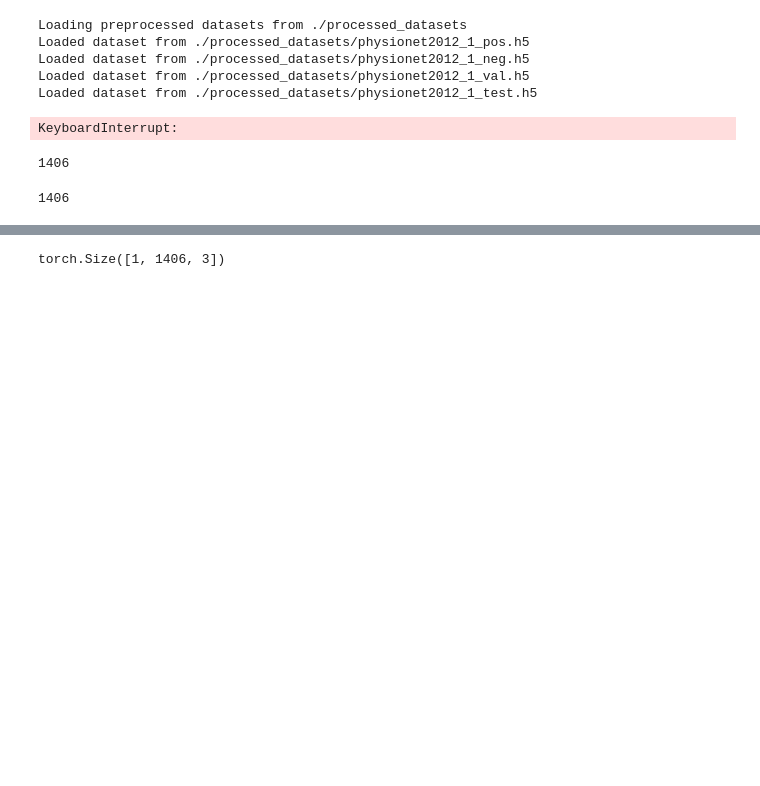
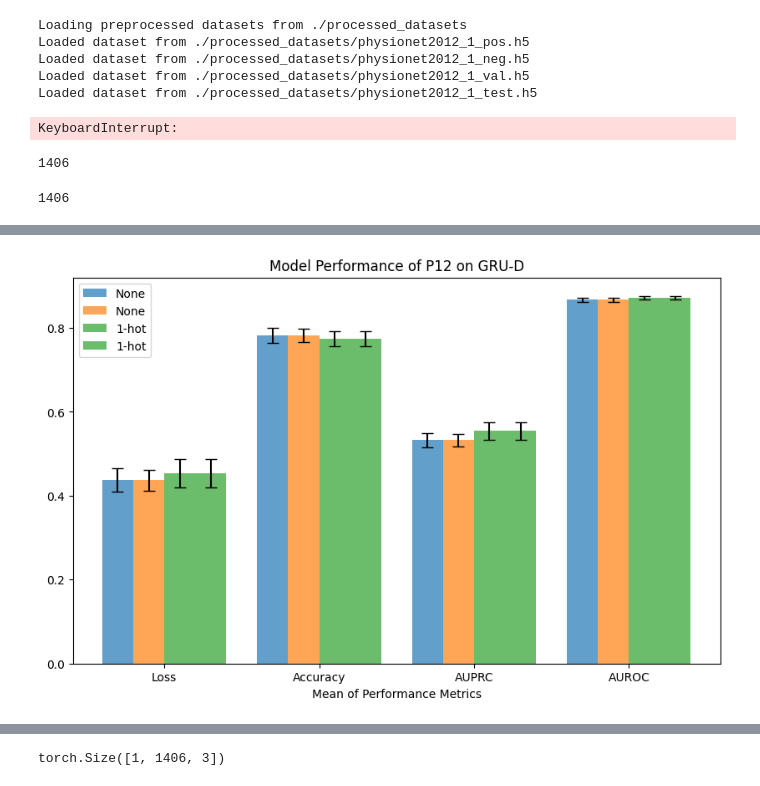
Before and after one commit to Katja-Jagd/EHR_sensor_representations, a Jupyter notebook: scripts/notebooks/data_inspection.ipynb, the cells around one changed output, grey strips where cells are left out. Saved outputs shown, nothing was run; the diff lists cells and outputs as text; code cells hidden in the pictures; blank space fills up the shorter version.

```diff
--- a/scripts/notebooks/data_inspection.ipynb
+++ b/scripts/notebooks/data_inspection.ipynb
@@ -355,0 +356,60 @@ plt.show()
+# %%
+import json
+import numpy as np
+import matplotlib.pyplot as plt
+
+# Load JSON data from four files
+file1 = "/zhome/be/1/138857/EHR_sensor_representations/output/run_1/summary.json"
+file2 = "/zhome/be/1/138857/EHR_sensor_representations/output/run_3/summary.json"
+file3 = "/zhome/be/1/138857/EHR_sensor_representations/output/run_2/summary.json"  # New
+file4 = "/zhome/be/1/138857/EHR_sensor_representations/output/run_4/summary.json"  # New
+
+with open(file1, "r") as f:
+    data1 = json.load(f)
+with open(file2, "r") as f:
+    data2 = json.load(f)
+with open(file3, "r") as f:
+    data3 = json.load(f)
+with open(file4, "r") as f:
+    data4 = json.load(f)
+
+# Extract metrics
+metrics = ["mean_loss", "mean_accuracy", "mean_auprc", "mean_auroc"]
+std_metrics = ["std_loss", "std_accuracy", "std_auprc", "std_auroc"]
+
+means1 = [data1[m] for m in metrics]
+means2 = [data2[m] for m in metrics]
+means3 = [data3[m] for m in metrics]
+means4 = [data4[m] for m in metrics]
+
+stds1 = [data1[s] for s in std_metrics]
+stds2 = [data2[s] for s in std_metrics]
+stds3 = [data3[s] for s in std_metrics]
+stds4 = [data4[s] for s in std_metrics]
+
+# Plot bar chart
+x_labels = ["Loss", "Accuracy", "AUPRC", "AUROC"]
+x = np.arange(len(metrics))
+width = 0.2  # Adjust width for 4 bars
+
+fig, ax = plt.subplots(figsize=(10, 6))
+
+colors = ["#1f77b4", "#ff7f0e", "#2ca02c", "#d62728"]  # Blue, Orange, Green, Red
+
+bars1 = ax.bar(x - 1.5 * width, means1, width, yerr=stds1, capsize=5, label="None", alpha=0.7, color=colors[0])
+bars2 = ax.bar(x - 0.5 * width, means2, width, yerr=stds2, capsize=5, label="None", alpha=0.7, color=colors[1])
+bars3 = ax.bar(x + 0.5 * width, means3, width, yerr=stds3, capsize=5, label="1-hot", alpha=0.7, color=colors[2])
+bars4 = ax.bar(x + 1.5 * width, means4, width, yerr=stds4, capsize=5, label="1-hot", alpha=0.7, color=colors[2])
+
+
+# Labels and formatting
+ax.set_xlabel("Mean of Performance Metrics")
+ax.set_ylabel("")
+ax.set_title("Model Performance of P12 on GRU-D")
+ax.set_xticks(x)
+ax.set_xticklabels(x_labels)
+ax.legend()
+
+plt.show()
+# %% [output]
+[figure, added]
```
Also changed, not shown: parts of 5 cells of this notebook, 3 other files.
